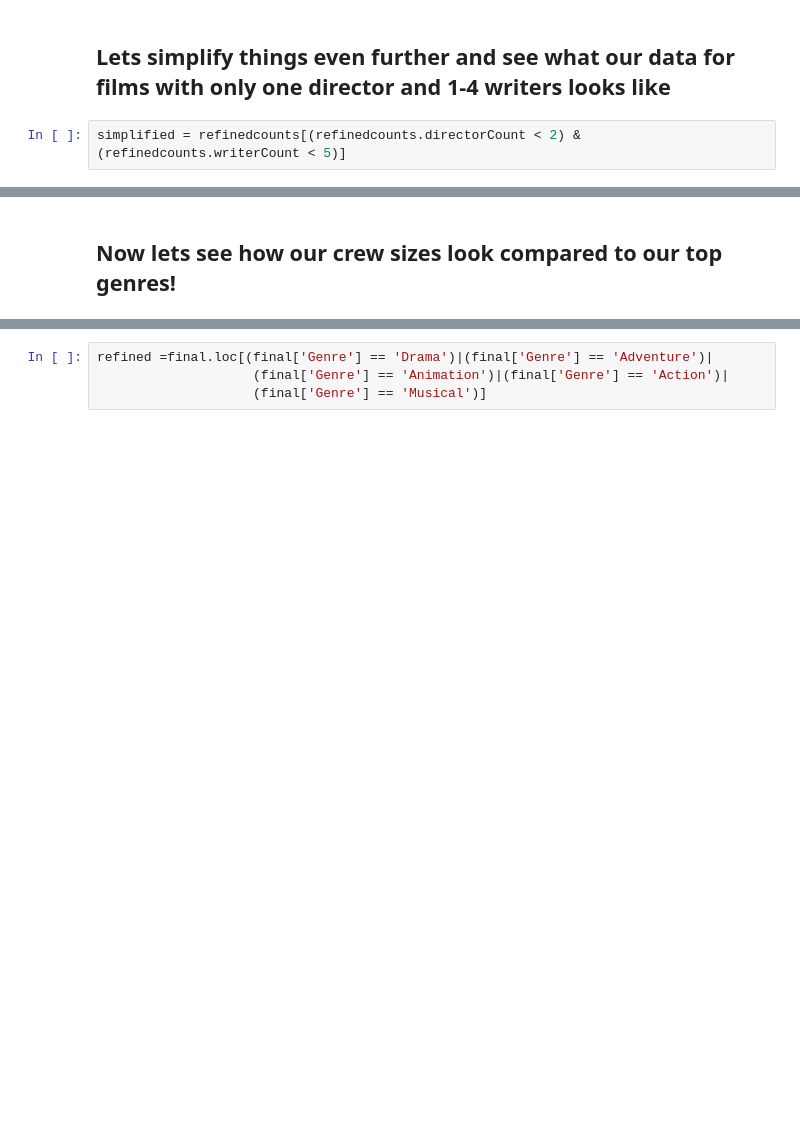
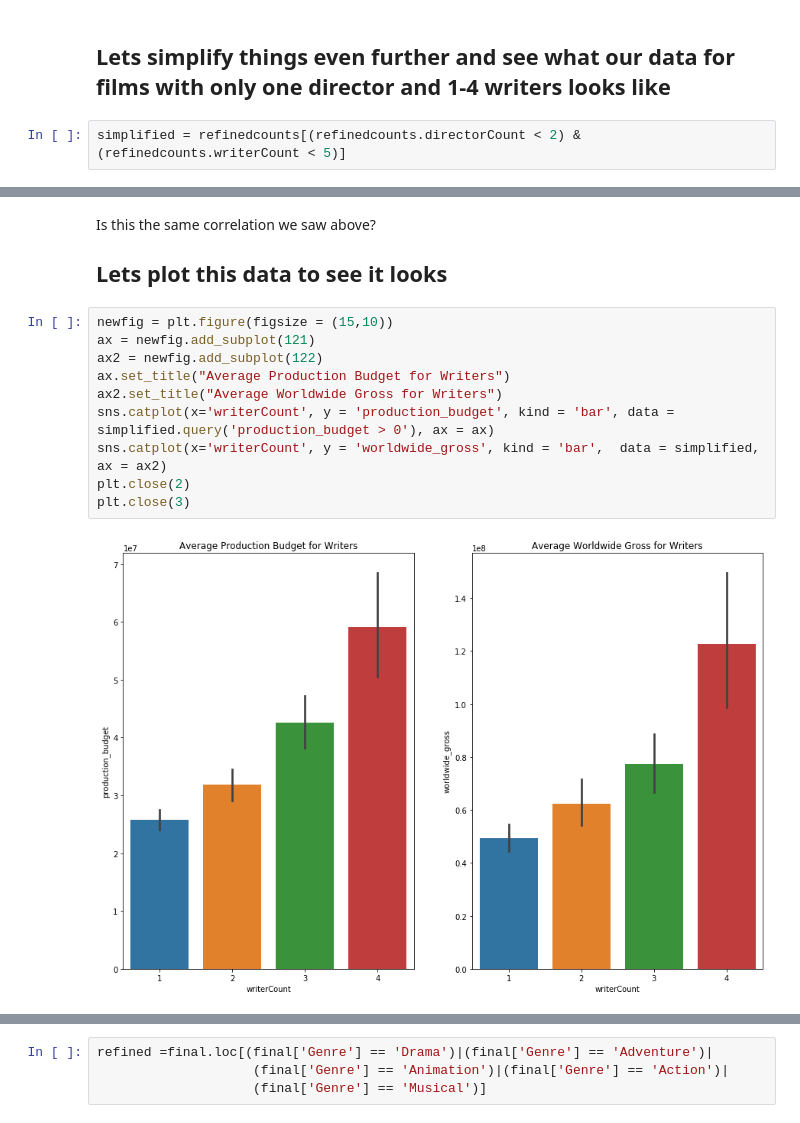
Before and after one commit to pchadrow/Mod1_Project, a Jupyter notebook: Question 3.ipynb, the cells around one changed output, grey strips where cells are left out. Saved outputs shown, nothing was run; the diff lists cells and outputs as text; blank space fills up the shorter version.

```diff
--- a/Question 3.ipynb
+++ b/Question 3.ipynb
@@ -188,2 +143,15 @@ refinedcounts.groupby(['directorCount','writerCount']).count()
-# %% [markdown]
-## Now lets see how our crew sizes look compared to our top genres!
+# %% [markdown]
+Is this the same correlation we saw above?
+## Lets plot this data to see it looks
+# %%
+newfig = plt.figure(figsize = (15,10))
+ax = newfig.add_subplot(121)
+ax2 = newfig.add_subplot(122)
+ax.set_title("Average Production Budget for Writers")
+ax2.set_title("Average Worldwide Gross for Writers")
+sns.catplot(x='writerCount', y = 'production_budget', kind = 'bar', data = simplified.query('production_budget > 0'), ax = ax)
+sns.catplot(x='writerCount', y = 'worldwide_gross', kind = 'bar',  data = simplified, ax = ax2)
+plt.close(2)
+plt.close(3)
+# %% [output]
+[figure, added]
```
Also changed, not shown: parts of 8 cells of this notebook, 1 other file.
